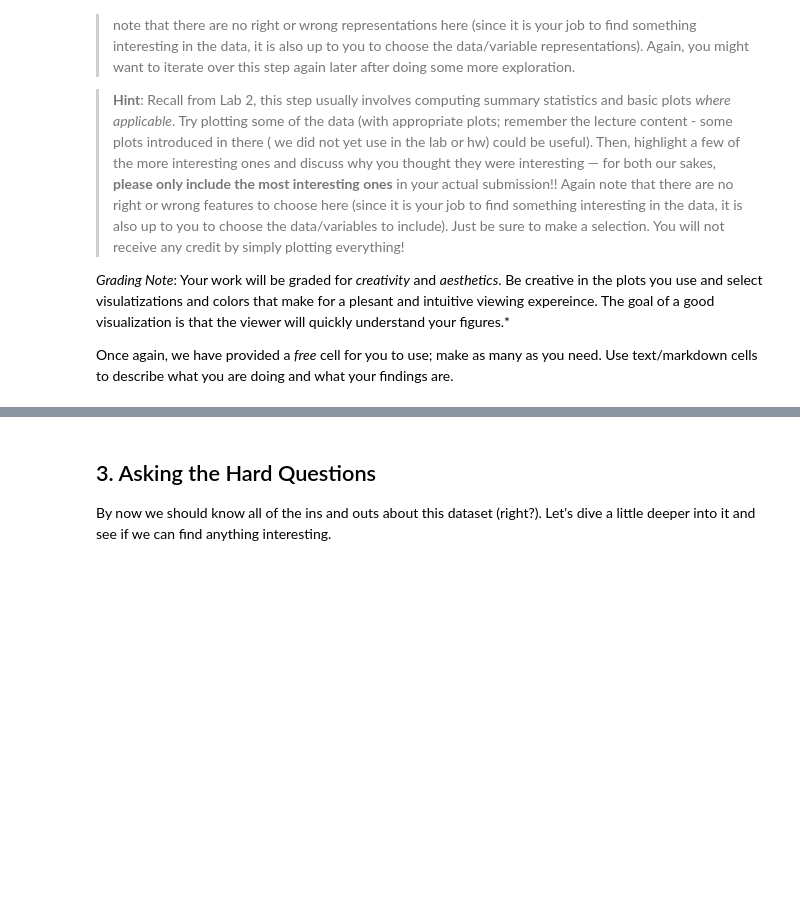
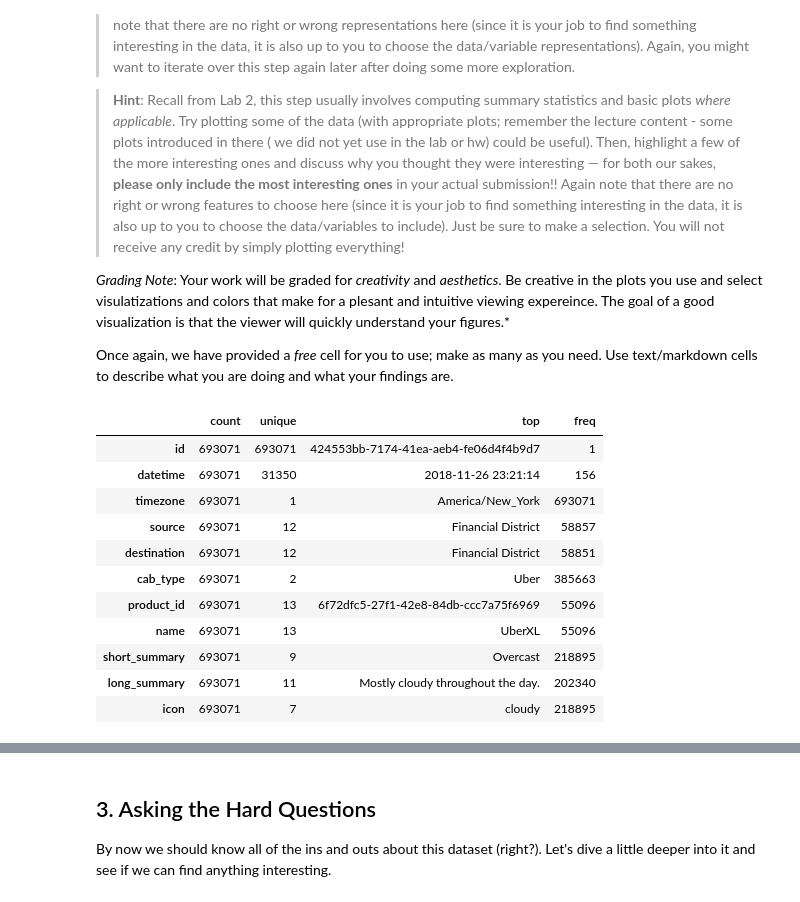
Before and after one commit to jumonlala/217_final_project, a Jupyter notebook: hw6.ipynb, the cells around one changed output, grey strips where cells are left out. Saved outputs shown, nothing was run; the diff lists cells and outputs as text; code cells hidden in the pictures; blank space fills up the shorter version.

```diff
--- a/hw6.ipynb
+++ b/hw6.ipynb
@@ -104,0 +266,15 @@ Once again, we have provided a _free_ cell for you to use; make as many as you n
+# %%
+data.select_dtypes(include = 'object').describe().transpose()
+# %% [output]
+|  | count | unique | top | freq |
+| id | 693071 | 693071 | 424553bb-7174-41ea-aeb4-fe06d4f4b9d7 | 1 |
+| datetime | 693071 | 31350 | 2018-11-26 23:21:14 | 156 |
+| timezone | 693071 | 1 | America/New_York | 693071 |
+| source | 693071 | 12 | Financial District | 58857 |
+| destination | 693071 | 12 | Financial District | 58851 |
+| cab_type | 693071 | 2 | Uber | 385663 |
+| product_id | 693071 | 13 | 6f72dfc5-27f1-42e8-84db-ccc7a75f6969 | 55096 |
+| name | 693071 | 13 | UberXL | 55096 |
+| short_summary | 693071 | 9 | Overcast | 218895 |
+| long_summary | 693071 | 11 | Mostly cloudy throughout the day. | 202340 |
+| icon | 693071 | 7 | cloudy | 218895 |
```
Also changed, not shown: parts of 24 cells of this notebook.
